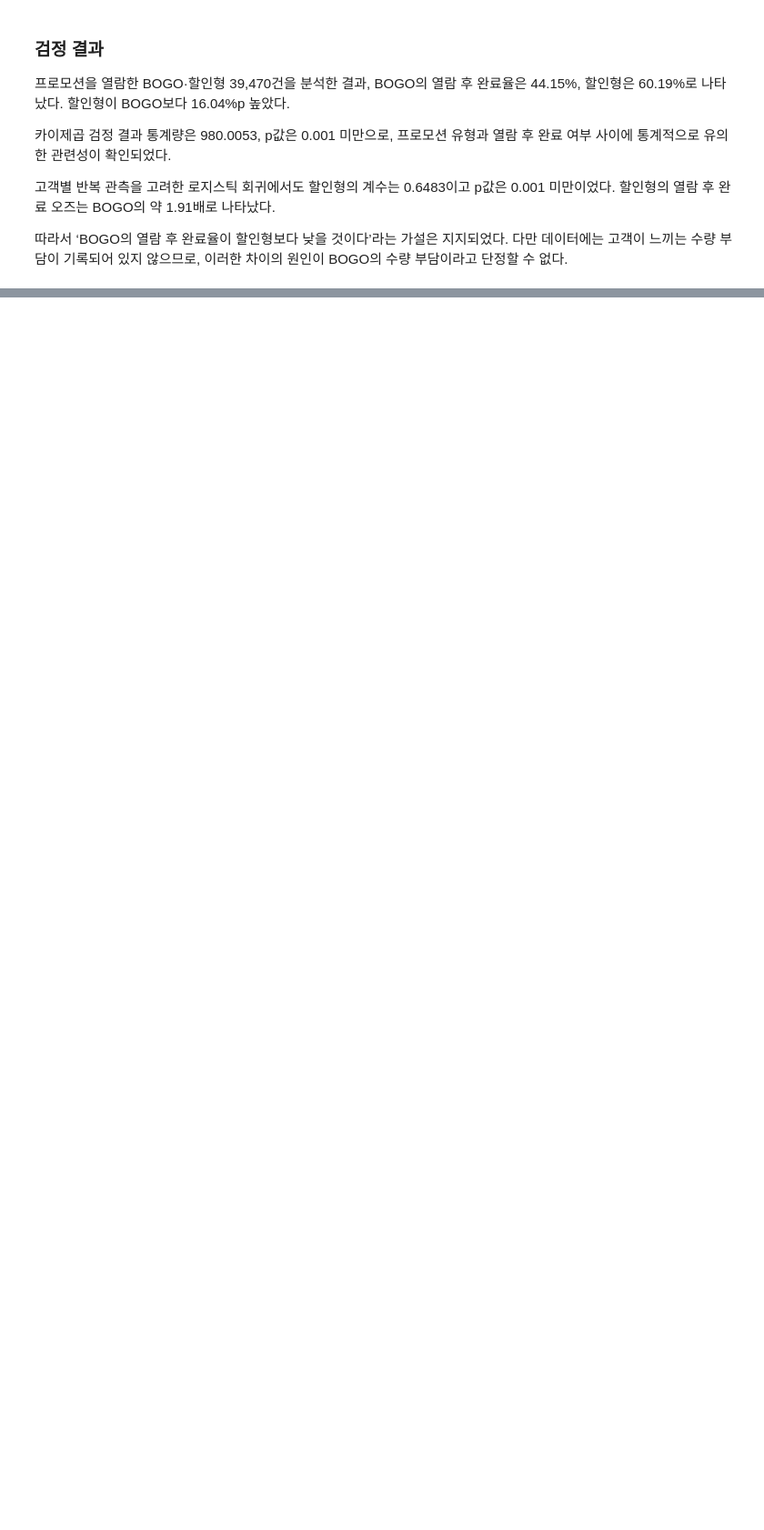
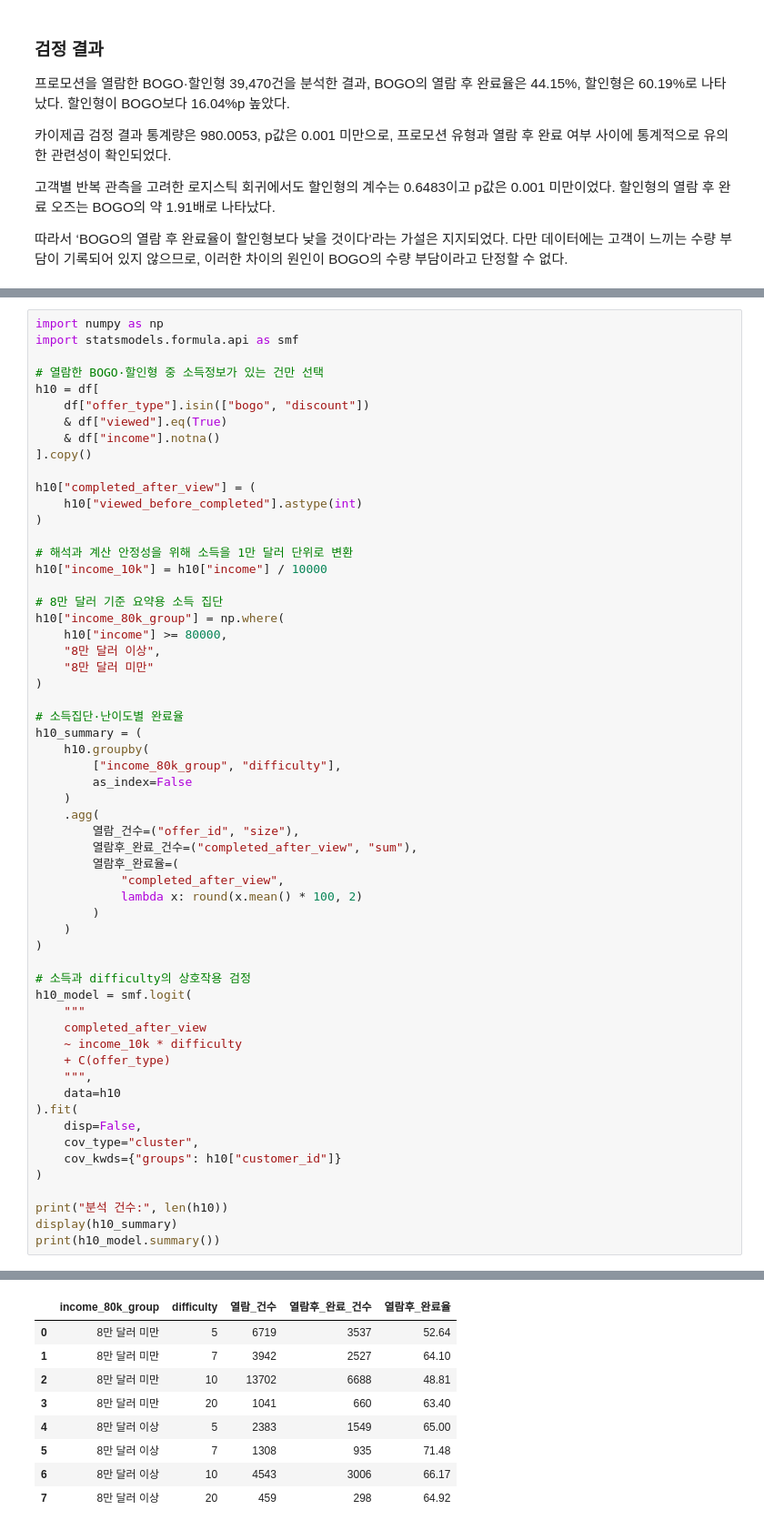
Before and after one commit to ysy3046/starbucks_dashboard, a Jupyter notebook: 05_hypothesis_test.ipynb, the cells around one changed output, grey strips where cells are left out. Shown at 91% size. Drawn from its saved outputs; the diff is of its cells as text; blank space fills up the shorter version.

```diff
--- a/05_hypothesis_test.ipynb
+++ b/05_hypothesis_test.ipynb
@@ -619,0 +723,59 @@ C(offer_type)[T.discount]     0.6483      0.022     30.140      0.000       0.60
+# %%
+import numpy as np
+import statsmodels.formula.api as smf
+
+# 열람한 BOGO·할인형 중 소득정보가 있는 건만 선택
+h10 = df[
+    df["offer_type"].isin(["bogo", "discount"])
+    & df["viewed"].eq(True)
+    & df["income"].notna()
+].copy()
+
+h10["completed_after_view"] = (
+    h10["viewed_before_completed"].astype(int)
+)
+
+# 해석과 계산 안정성을 위해 소득을 1만 달러 단위로 변환
+h10["income_10k"] = h10["income"] / 10000
+
+# 8만 달러 기준 요약용 소득 집단
+h10["income_80k_group"] = np.where(
+    h10["income"] >= 80000,
+    "8만 달러 이상",
+    "8만 달러 미만"
+)
+
+# 소득집단·난이도별 완료율
+h10_summary = (
+    h10.groupby(
+        ["income_80k_group", "difficulty"],
+        as_index=False
+    )
+    .agg(
+        열람_건수=("offer_id", "size"),
+        열람후_완료_건수=("completed_after_view", "sum"),
+        열람후_완료율=(
+            "completed_after_view",
+            lambda x: round(x.mean() * 100, 2)
+        )
+    )
+)
+
+# 소득과 difficulty의 상호작용 검정
+h10_model = smf.logit(
+    """
+    completed_after_view
+    ~ income_10k * difficulty
+    + C(offer_type)
+    """,
+    data=h10
+).fit(
+    disp=False,
+    cov_type="cluster",
+    cov_kwds={"groups": h10["customer_id"]}
+)
+
+print("분석 건수:", len(h10))
+display(h10_summary)
+print(h10_model.summary())
+# %% [output]
@@ -619,0 +783,9 @@ C(offer_type)[T.discount]     0.6483      0.022     30.140      0.000       0.60
+|  | income_80k_group | difficulty | 열람_건수 | 열람후_완료_건수 | 열람후_완료율 |
+| 0 | 8만 달러 미만 | 5 | 6719 | 3537 | 52.64 |
+| 1 | 8만 달러 미만 | 7 | 3942 | 2527 | 64.10 |
+| 2 | 8만 달러 미만 | 10 | 13702 | 6688 | 48.81 |
+| 3 | 8만 달러 미만 | 20 | 1041 | 660 | 63.40 |
+| 4 | 8만 달러 이상 | 5 | 2383 | 1549 | 65.00 |
+| 5 | 8만 달러 이상 | 7 | 1308 | 935 | 71.48 |
+| 6 | 8만 달러 이상 | 10 | 4543 | 3006 | 66.17 |
+| 7 | 8만 달러 이상 | 20 | 459 | 298 | 64.92 |
```
Also changed, not shown: parts of 19 cells of this notebook.
